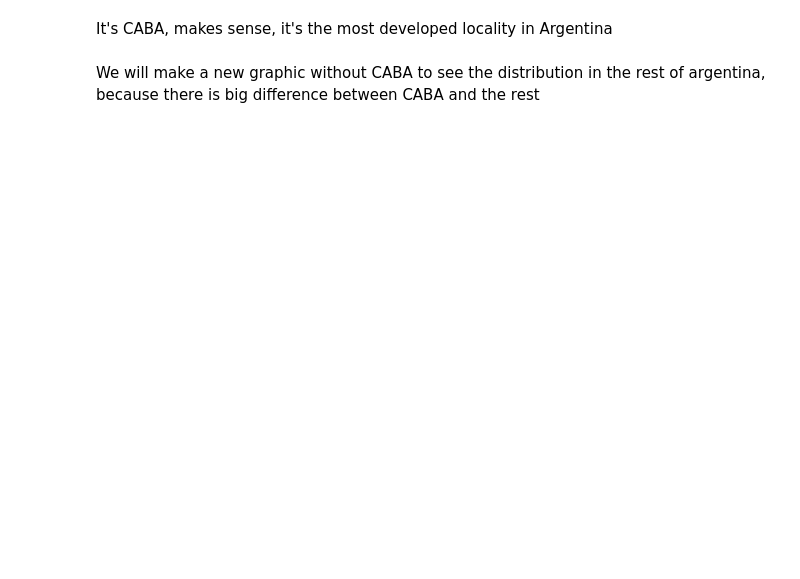
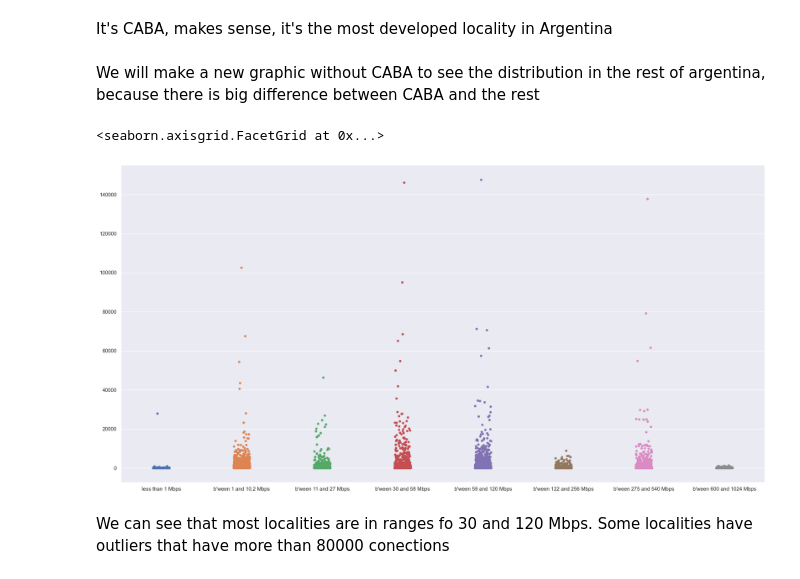
Before and after one commit to pablorobba/Data_Analyst_Telecomunication_project, a Jupyter notebook: 2 - EDA.ipynb, the cells around one changed output. Drawn from its saved outputs; the diff is of its cells as text; code cells hidden in the pictures; blank space fills up the shorter version.

```diff
--- a/2 - EDA.ipynb
+++ b/2 - EDA.ipynb
@@ -272,7 +272,9 @@ Total general
 # %% [markdown]
 We have a lot columns, so it will be difficult to graphicate them, so we will make new colunms
 # %%
-df_internet_access_by_speed_local['less than 1 Mbps'] = df_internet_access_by_speed_local[["0,256 Mbps","0,375 Mbps","0,5 Mbps","0,512 Mbps","0,625 Mbps","0,75 Mbps"]].sum(axis = 1)
+df_internet_access_by_speed_local['less than 1 Mbps'] = df_internet_access_by_speed_local[["0,256 Mbps","0,375 Mbps",
+                                                                                           "0,5 Mbps","0,512 Mbps",
+                                                                                           "0,625 Mbps","0,75 Mbps"]].sum(axis = 1)
 # %% [markdown]
 Let's see if our code works properly
 # %%
@@ -448,3 +450,13 @@ df_internet_access_by_speed_local[mask]
 It's CABA, makes sense, it's the most developed locality in Argentina
 # %% [markdown]
 We will make a new graphic without CABA to see the distribution in the rest of argentina, because there is big difference between CABA and the rest
+# %%
+mask = df_internet_access_by_speed_local.Localidad != "Ciudad Autónoma de Buenos Aires"
+mask = df_internet_access_by_speed_local[mask]
+df = mask.drop(columns=["Link Indec","Otros","Total general"])
+sns.catplot(data=df, height=10, aspect=2)
+# %% [output]
+<seaborn.axisgrid.FacetGrid at 0x...>
+[figure, added]
+# %% [markdown]
+We can see that most localities are in ranges fo 30 and 120 Mbps. Some localities have outliers that have more than 80000 conections
```
Also changed, not shown: parts of 42 cells of this notebook, 2 other files.
